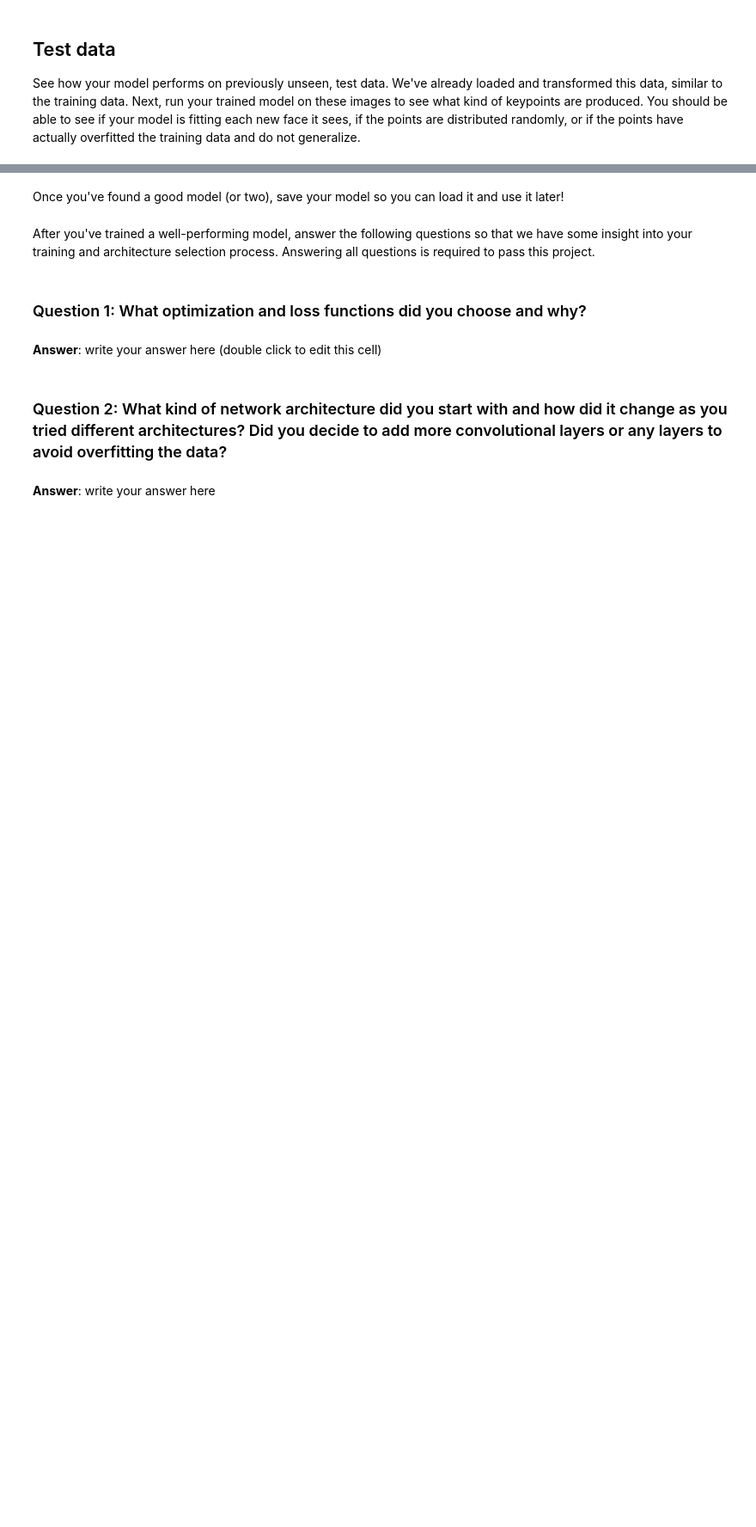
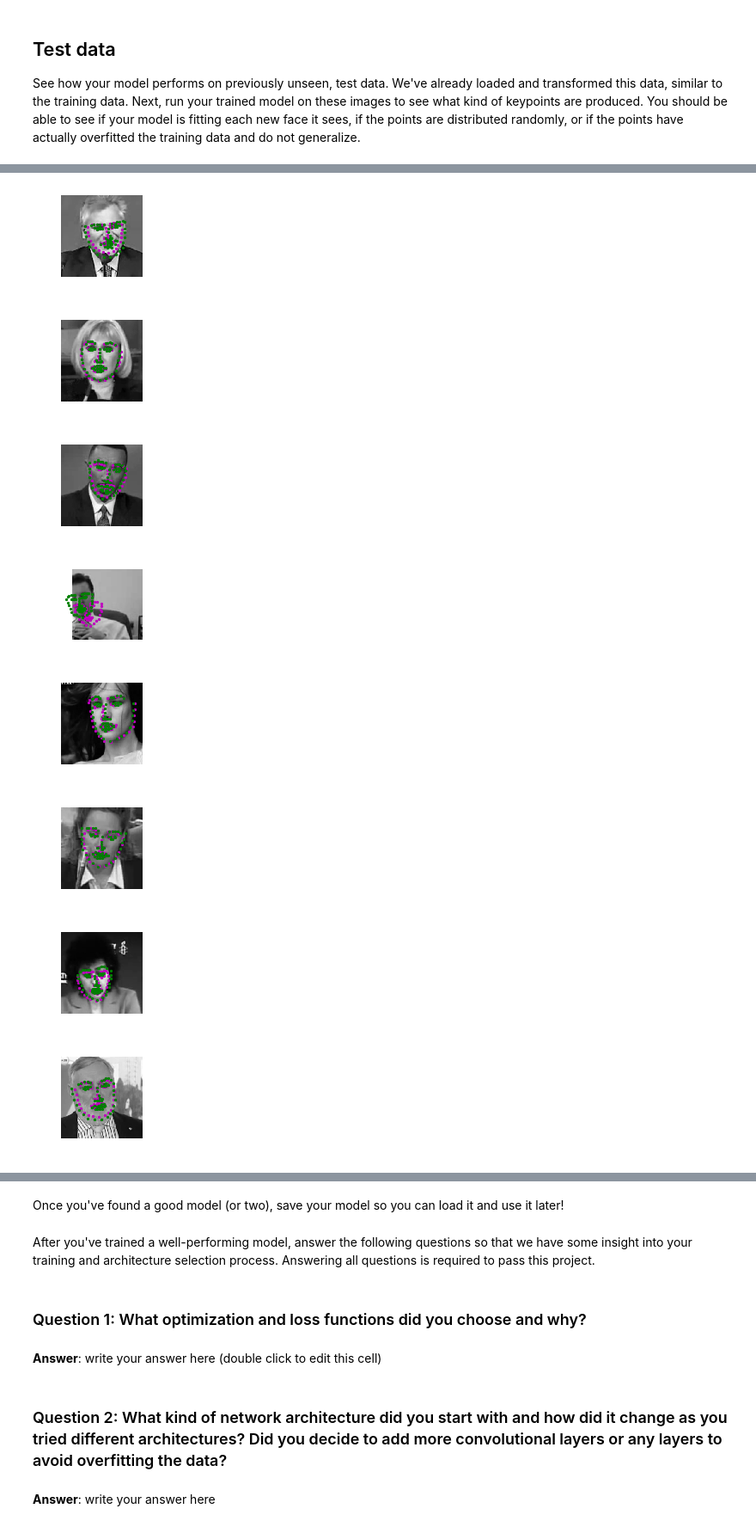
Before and after one commit to mitsunami/Facial_Keypoints, a Jupyter notebook: 2. Define the Network Architecture.ipynb, the cells around one changed output, grey strips where cells are left out. Shown: that part at 86% size. Cells and saved outputs as stored; diff of their text form; code cells hidden in the pictures; blank space fills up the shorter version.

```diff
--- a/2. Define the Network Architecture.ipynb
+++ b/2. Define the Network Architecture.ipynb
@@ -402,5 +429,14 @@ print(gt_pts.size())
 # %%
 ## TODO: visualize your test output
 # you can use the same function as before, by un-commenting the line below:
 
-# visualize_output(test_images, test_outputs, gt_pts)
+visualize_output(test_images, test_outputs, gt_pts)
+# %% [output]
+[figure, added]
+[figure, added]
+[figure, added]
+[figure, added]
+[figure, added]
+[figure, added]
+[figure, added]
+[figure, added]
```
Also changed, not shown: parts of 12 cells of this notebook, 1 other file.
